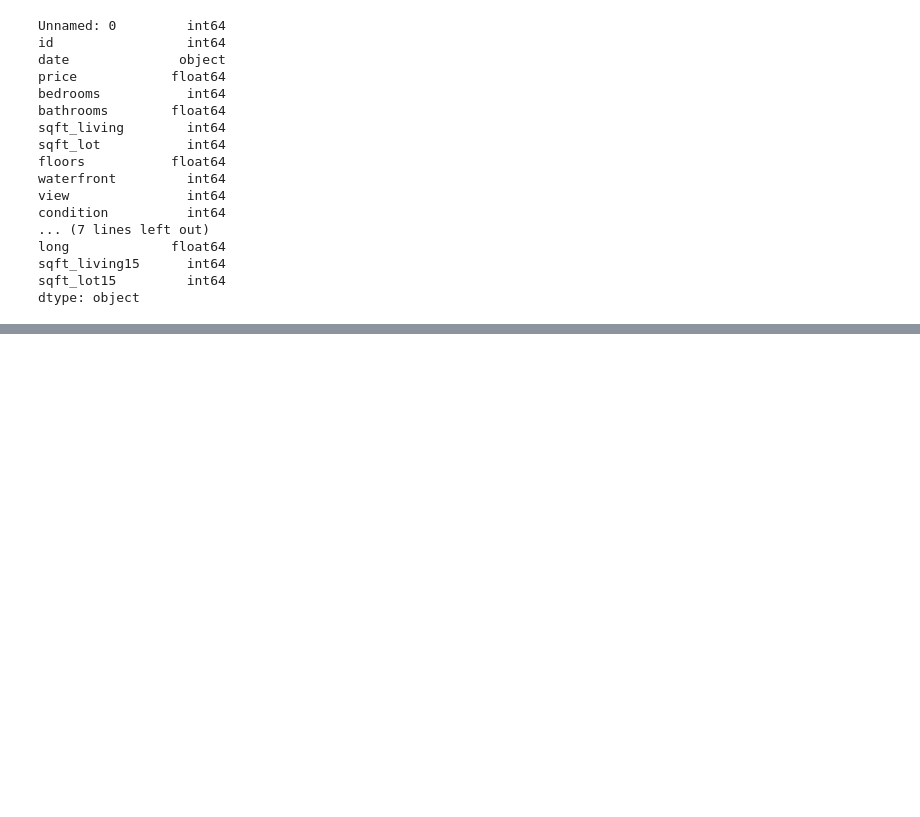
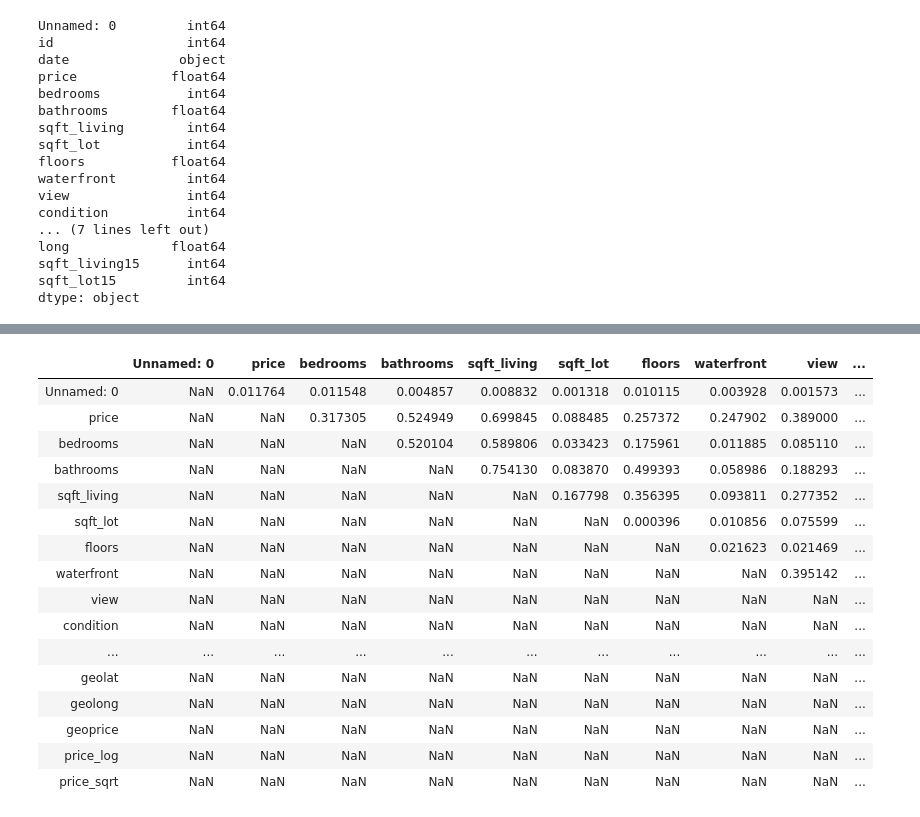
Before and after one commit to k0marrr1/nyc-mhtn-ds-010620-lectures, a Jupyter notebook: week-6/KC_house_data/Housing Statistics Project .ipynb, the cells around one changed output, grey strips where cells are left out. Cells and saved outputs as stored; diff of their text form; code cells hidden in the pictures; blank space fills up the shorter version.

```diff
--- a/week-6/KC_house_data/Housing Statistics Project .ipynb
+++ b/week-6/KC_house_data/Housing Statistics Project .ipynb
@@ -409,0 +388,25 @@ Name: yr_renovated, dtype: float64
+# %%
+# Create correlation matrix
+corr_matrix = X_train.corr().abs()
+
+# Select upper triangle of correlation matrix
+upper = corr_matrix.where(np.triu(np.ones(corr_matrix.shape), k=1).astype(np.bool))
+upper
+# %% [output]
+|  | Unnamed: 0 | price | bedrooms | bathrooms | sqft_living | sqft_lot | floors | waterfront | view | ... |
+| Unnamed: 0 | NaN | 0.011764 | 0.011548 | 0.004857 | 0.008832 | 0.001318 | 0.010115 | 0.003928 | 0.001573 | ... |
+| price | NaN | NaN | 0.317305 | 0.524949 | 0.699845 | 0.088485 | 0.257372 | 0.247902 | 0.389000 | ... |
+| bedrooms | NaN | NaN | NaN | 0.520104 | 0.589806 | 0.033423 | 0.175961 | 0.011885 | 0.085110 | ... |
+| bathrooms | NaN | NaN | NaN | NaN | 0.754130 | 0.083870 | 0.499393 | 0.058986 | 0.188293 | ... |
+| sqft_living | NaN | NaN | NaN | NaN | NaN | 0.167798 | 0.356395 | 0.093811 | 0.277352 | ... |
+| sqft_lot | NaN | NaN | NaN | NaN | NaN | NaN | 0.000396 | 0.010856 | 0.075599 | ... |
+| floors | NaN | NaN | NaN | NaN | NaN | NaN | NaN | 0.021623 | 0.021469 | ... |
+| waterfront | NaN | NaN | NaN | NaN | NaN | NaN | NaN | NaN | 0.395142 | ... |
+| view | NaN | NaN | NaN | NaN | NaN | NaN | NaN | NaN | NaN | ... |
+| condition | NaN | NaN | NaN | NaN | NaN | NaN | NaN | NaN | NaN | ... |
+| ... | ... | ... | ... | ... | ... | ... | ... | ... | ... | ... |
+| geolat | NaN | NaN | NaN | NaN | NaN | NaN | NaN | NaN | NaN | ... |
+| geolong | NaN | NaN | NaN | NaN | NaN | NaN | NaN | NaN | NaN | ... |
+| geoprice | NaN | NaN | NaN | NaN | NaN | NaN | NaN | NaN | NaN | ... |
+| price_log | NaN | NaN | NaN | NaN | NaN | NaN | NaN | NaN | NaN | ... |
+| price_sqrt | NaN | NaN | NaN | NaN | NaN | NaN | NaN | NaN | NaN | ... |
```
Also changed, not shown: parts of 78 cells of this notebook, 5 other files.
